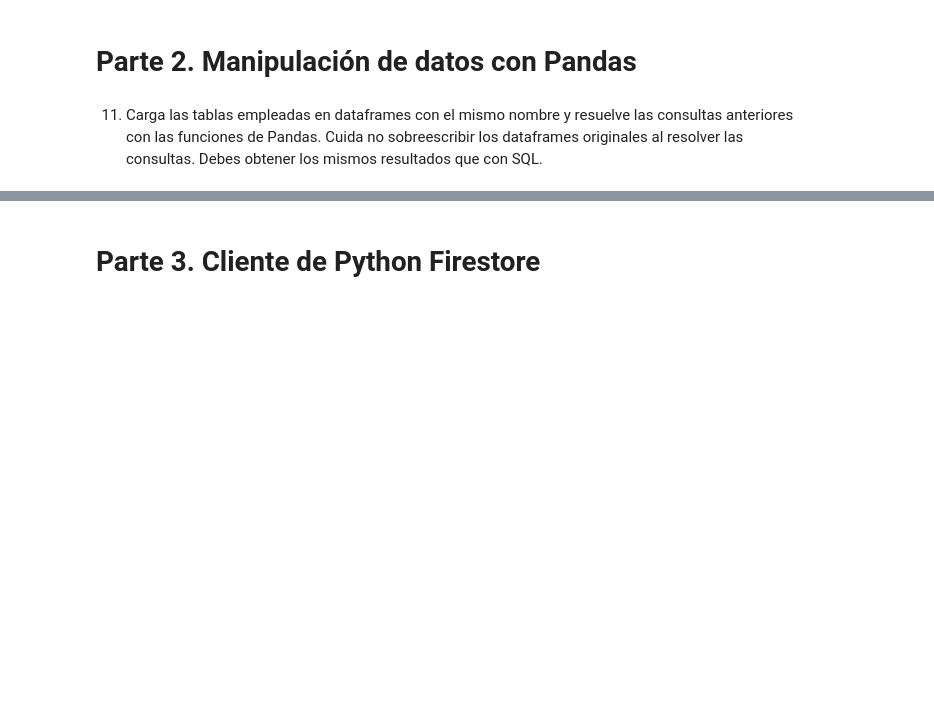
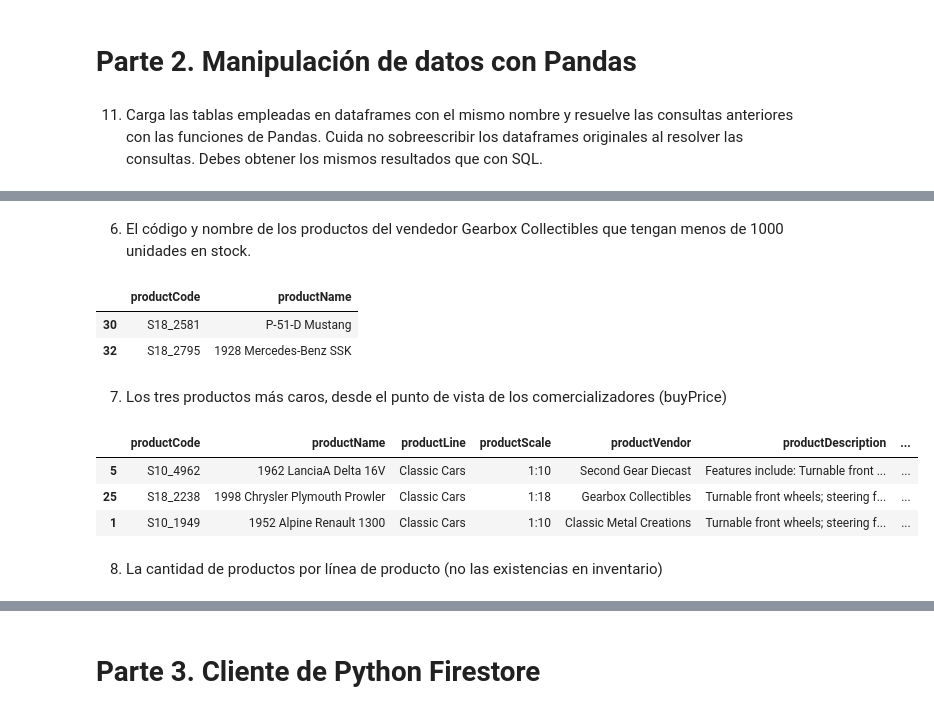
Before and after one commit to andrea-sanchez/master_ia, a Jupyter notebook: Ciencia de Datos/Actividad3BDManipulacion_A01795414.ipynb, the cells around one changed output, grey strips where cells are left out. Cells and saved outputs as stored; diff of their text form; code cells hidden in the pictures; blank space fills up the shorter version.

```diff
--- a/Ciencia de Datos/Actividad3BDManipulacion_A01795414.ipynb
+++ b/Ciencia de Datos/Actividad3BDManipulacion_A01795414.ipynb
@@ -145,0 +254,19 @@ pd.read_sql(query, conn)
+# %% [markdown]
+6. El código y nombre de los productos del vendedor Gearbox Collectibles que tengan menos de 1000 unidades en stock.
+# %%
+products[(products["productVendor"] == "Gearbox Collectibles") & (products["quantityInStock"] < 1000)][["productCode", "productName"]]
+# %% [output]
+|  | productCode | productName |
+| 30 | S18_2581 | P-51-D Mustang |
+| 32 | S18_2795 | 1928 Mercedes-Benz SSK |
+# %% [markdown]
+7. Los tres productos más caros, desde el punto de vista de los comercializadores (buyPrice)
+# %%
+products.sort_values("buyPrice", ascending=False)[0:3]
+# %% [output]
+|  | productCode | productName | productLine | productScale | productVendor | productDescription | ... |
+| 5 | S10_4962 | 1962 LanciaA Delta 16V | Classic Cars | 1:10 | Second Gear Diecast | Features include: Turnable front ... | ... |
+| 25 | S18_2238 | 1998 Chrysler Plymouth Prowler | Classic Cars | 1:18 | Gearbox Collectibles | Turnable front wheels; steering f... | ... |
+| 1 | S10_1949 | 1952 Alpine Renault 1300 | Classic Cars | 1:10 | Classic Metal Creations | Turnable front wheels; steering f... | ... |
+# %% [markdown]
+8. La cantidad de productos por línea de producto (no las existencias en inventario)
```
Also changed, not shown: parts of 22 cells of this notebook.
